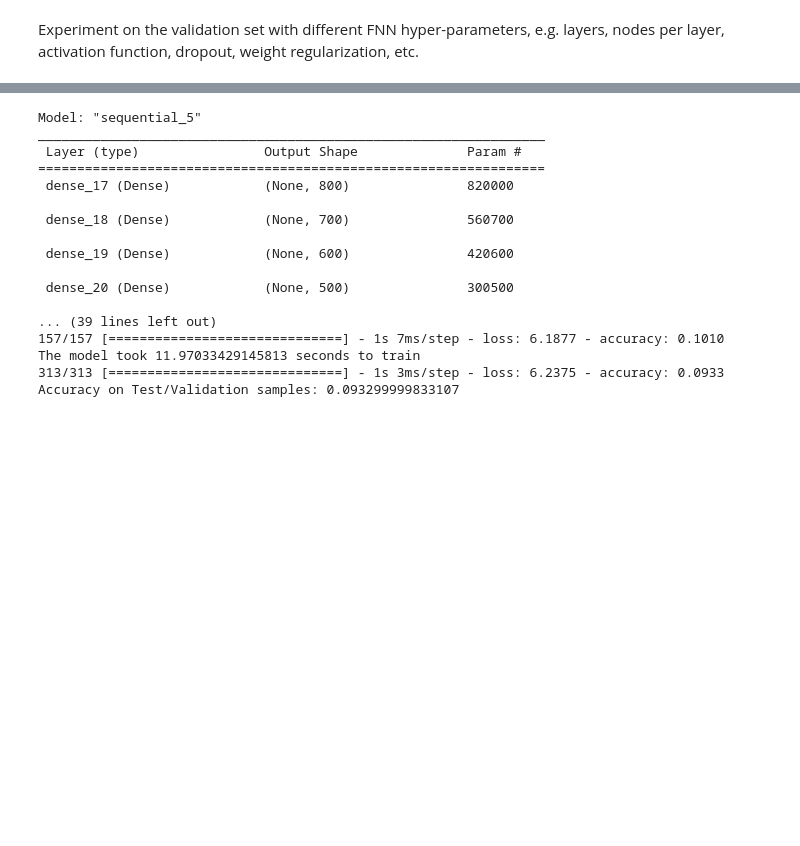
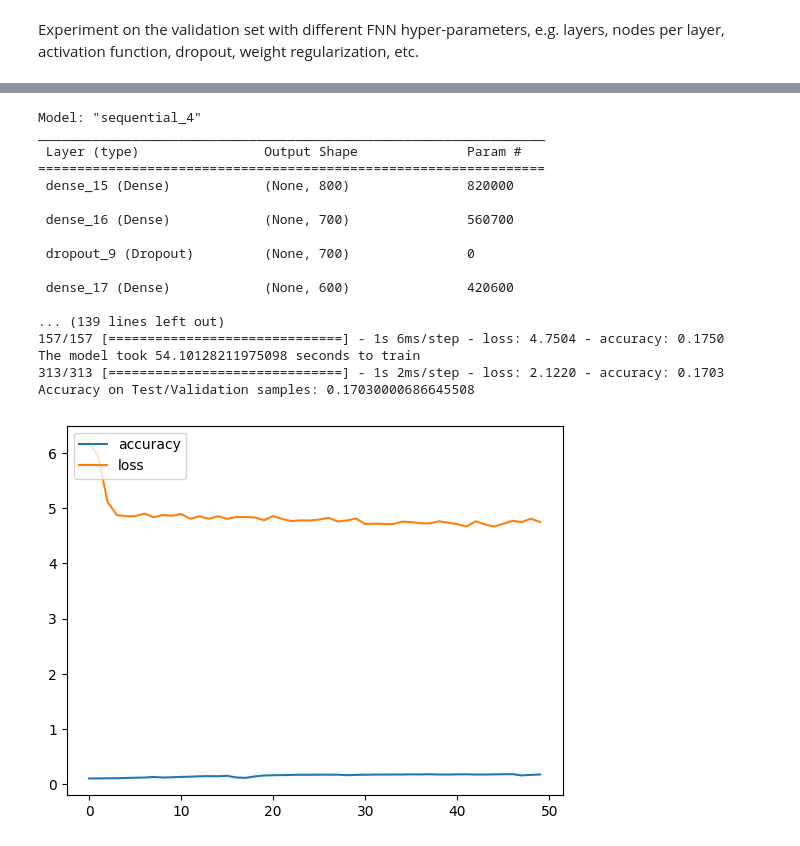
Before and after one commit to kevinkemps/hw3_image_classification, a Jupyter notebook: hw_3.ipynb, the cells around one changed output, grey strips where cells are left out. Saved outputs shown, nothing was run; the diff lists cells and outputs as text; code cells hidden in the pictures; blank space fills up the shorter version.

```diff
--- a/hw_3.ipynb
+++ b/hw_3.ipynb
@@ -216,22 +223,23 @@ Accuracy on Test/Validation samples: 0.10300000011920929
 # %%
 model = build_model(nodes=[800, 700, 600, 500, 400, 300, 250, 125, 50, 25, 10])
-train_model(model=model, train_X=flatten_train_images, train_labels=train_labels)
+train_model(model=model, train_X=flatten_train_images, train_labels=train_labels, epochs=50)
 test_model(model=model, test_X=flatten_val_images, test_labels=val_labels)
 # %% [output]
-Model: "sequential_5"
+Model: "sequential_4"
 _________________________________________________________________
  Layer (type)                Output Shape              Param #
 =================================================================
- dense_17 (Dense)            (None, 800)               820000
+ dense_15 (Dense)            (None, 800)               820000
 
- dense_18 (Dense)            (None, 700)               560700
+ dense_16 (Dense)            (None, 700)               560700
 
- dense_19 (Dense)            (None, 600)               420600
+ dropout_9 (Dropout)         (None, 700)               0
 
- dense_20 (Dense)            (None, 500)               300500
+ dense_17 (Dense)            (None, 600)               420600
 
-... (39 lines left out)
-157/157 [==============================] - 1s 7ms/step - loss: 6.1877 - accuracy: 0.1010
-The model took 11.97033429145813 seconds to train
-313/313 [==============================] - 1s 3ms/step - loss: 6.2375 - accuracy: 0.0933
-Accuracy on Test/Validation samples: 0.093299999833107
+... (139 lines left out)
+157/157 [==============================] - 1s 6ms/step - loss: 4.7504 - accuracy: 0.1750
+The model took 54.10128211975098 seconds to train
+313/313 [==============================] - 1s 2ms/step - loss: 2.1220 - accuracy: 0.1703
+Accuracy on Test/Validation samples: 0.17030000686645508
+[figure, added]
```
Also changed, not shown: parts of 58 cells of this notebook.
